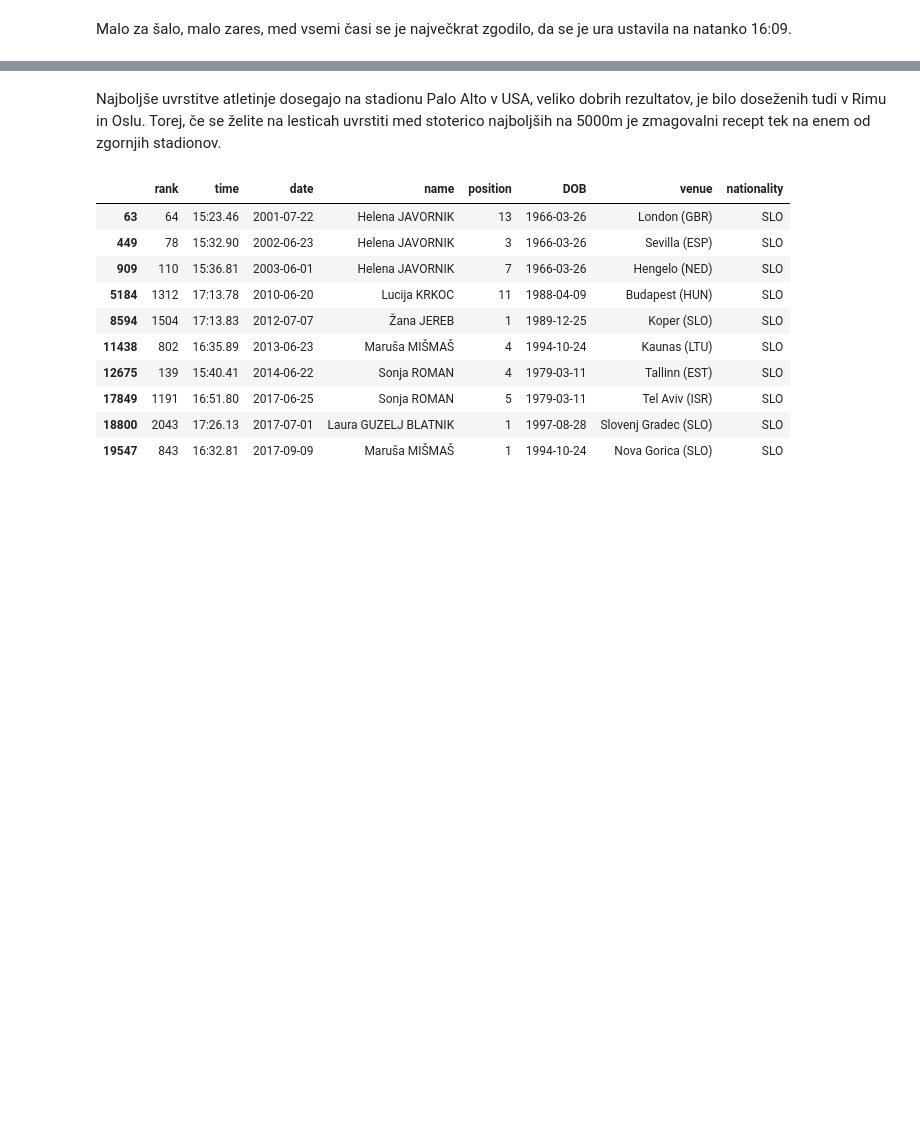
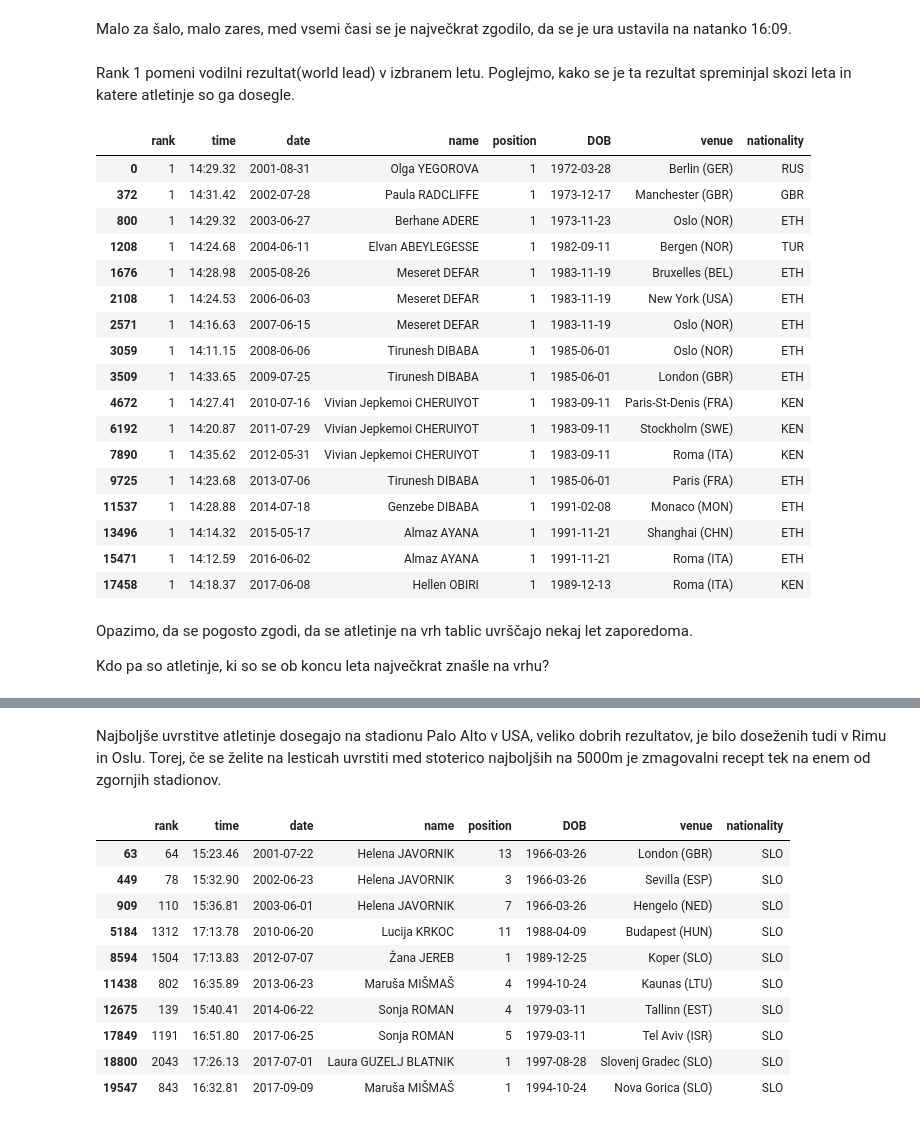
Before and after one commit to lauraguzeljblatnik/iaaf-tablice, a Jupyter notebook: Tablice.ipynb, the cells around one changed output, grey strips where cells are left out. Saved outputs shown, nothing was run; the diff lists cells and outputs as text; code cells hidden in the pictures; blank space fills up the shorter version.

```diff
--- a/Tablice.ipynb
+++ b/Tablice.ipynb
@@ -64,3 +63,30 @@ casi[:10]
 Name: time, dtype: int64
 # %% [markdown]
 Malo za šalo, malo zares, med vsemi časi se je največkrat zgodilo, da se je ura ustavila na natanko 16:09.
+# %% [markdown]
+Rank 1 pomeni vodilni rezultat(world lead) v izbranem letu. Poglejmo, kako se je ta rezultat spreminjal skozi leta in katere atletinje so ga dosegle.
+# %%
+tablice[tablice['rank'] == 1]
+# %% [output]
+|  | rank | time | date | name | position | DOB | venue | nationality |
+| 0 | 1 | 14:29.32 | 2001-08-31 | Olga YEGOROVA | 1 | 1972-03-28 | Berlin (GER) | RUS |
+| 372 | 1 | 14:31.42 | 2002-07-28 | Paula RADCLIFFE | 1 | 1973-12-17 | Manchester (GBR) | GBR |
+| 800 | 1 | 14:29.32 | 2003-06-27 | Berhane ADERE | 1 | 1973-11-23 | Oslo (NOR) | ETH |
+| 1208 | 1 | 14:24.68 | 2004-06-11 | Elvan ABEYLEGESSE | 1 | 1982-09-11 | Bergen (NOR) | TUR |
+| 1676 | 1 | 14:28.98 | 2005-08-26 | Meseret DEFAR | 1 | 1983-11-19 | Bruxelles (BEL) | ETH |
+| 2108 | 1 | 14:24.53 | 2006-06-03 | Meseret DEFAR | 1 | 1983-11-19 | New York (USA) | ETH |
+| 2571 | 1 | 14:16.63 | 2007-06-15 | Meseret DEFAR | 1 | 1983-11-19 | Oslo (NOR) | ETH |
+| 3059 | 1 | 14:11.15 | 2008-06-06 | Tirunesh DIBABA | 1 | 1985-06-01 | Oslo (NOR) | ETH |
+| 3509 | 1 | 14:33.65 | 2009-07-25 | Tirunesh DIBABA | 1 | 1985-06-01 | London (GBR) | ETH |
+| 4672 | 1 | 14:27.41 | 2010-07-16 | Vivian Jepkemoi CHERUIYOT | 1 | 1983-09-11 | Paris-St-Denis (FRA) | KEN |
+| 6192 | 1 | 14:20.87 | 2011-07-29 | Vivian Jepkemoi CHERUIYOT | 1 | 1983-09-11 | Stockholm (SWE) | KEN |
+| 7890 | 1 | 14:35.62 | 2012-05-31 | Vivian Jepkemoi CHERUIYOT | 1 | 1983-09-11 | Roma (ITA) | KEN |
+| 9725 | 1 | 14:23.68 | 2013-07-06 | Tirunesh DIBABA | 1 | 1985-06-01 | Paris (FRA) | ETH |
+| 11537 | 1 | 14:28.88 | 2014-07-18 | Genzebe DIBABA | 1 | 1991-02-08 | Monaco (MON) | ETH |
+| 13496 | 1 | 14:14.32 | 2015-05-17 | Almaz AYANA | 1 | 1991-11-21 | Shanghai (CHN) | ETH |
+| 15471 | 1 | 14:12.59 | 2016-06-02 | Almaz AYANA | 1 | 1991-11-21 | Roma (ITA) | ETH |
+| 17458 | 1 | 14:18.37 | 2017-06-08 | Hellen OBIRI | 1 | 1989-12-13 | Roma (ITA) | KEN |
+# %% [markdown]
+Opazimo, da se pogosto zgodi, da se atletinje na vrh tablic uvrščajo nekaj let zaporedoma.
+
+Kdo pa so atletinje, ki so se ob koncu leta največkrat znašle na vrhu?
```
Also changed, not shown: parts of 12 cells of this notebook.
